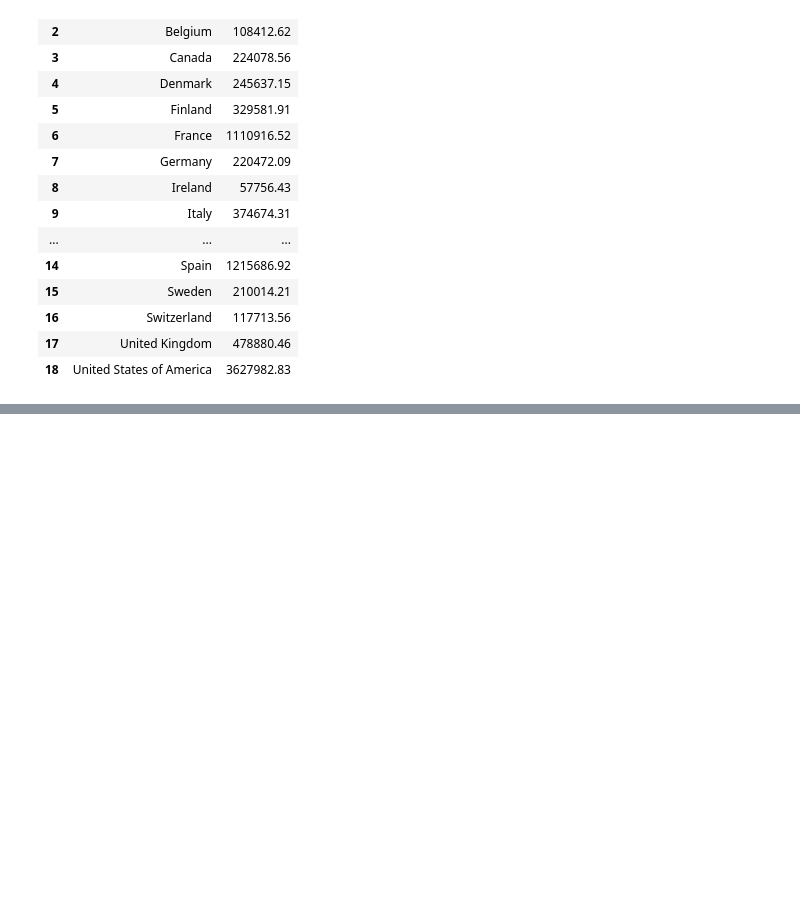
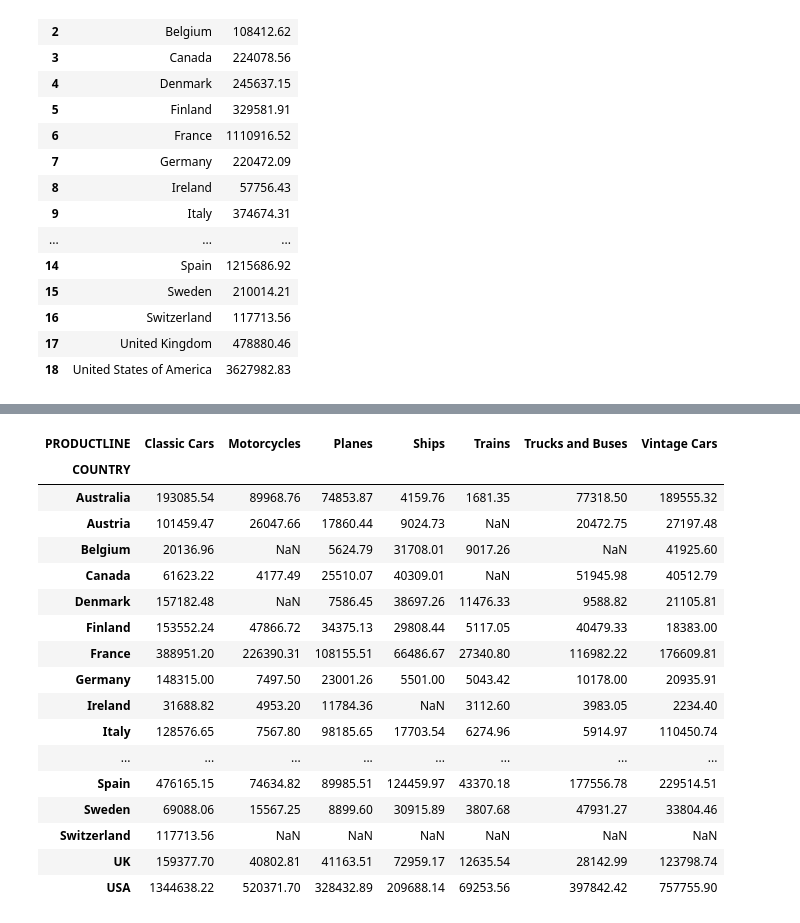
Before and after one commit to refing/FPVI, a Jupyter notebook: FinalProjectVisualisasiInformasi.ipynb, the cells around one changed output, grey strips where cells are left out. Cells and saved outputs as stored; diff of their text form; code cells hidden in the pictures; blank space fills up the shorter version.

```diff
--- a/FinalProjectVisualisasiInformasi.ipynb
+++ b/FinalProjectVisualisasiInformasi.ipynb
@@ -386,0 +233,5 @@ map
+# %%
+ctry=df.groupby(['COUNTRY','PRODUCTLINE']).agg({'SALES': lambda x: x.sum() })
+df5=pd.DataFrame(data = ctry)
+df5=df5.reset_index()
+df5
@@ -386,0 +257,22 @@ map
+# %%
+pivot = df5.pivot_table(index='COUNTRY', columns='PRODUCTLINE', values='SALES')
+pivot
+# %% [output]
+| PRODUCTLINE | Classic Cars | Motorcycles | Planes | Ships | Trains | Trucks and Buses | Vintage Cars |
+| COUNTRY |  |  |  |  |  |  |  |
+| Australia | 193085.54 | 89968.76 | 74853.87 | 4159.76 | 1681.35 | 77318.50 | 189555.32 |
+| Austria | 101459.47 | 26047.66 | 17860.44 | 9024.73 | NaN | 20472.75 | 27197.48 |
+| Belgium | 20136.96 | NaN | 5624.79 | 31708.01 | 9017.26 | NaN | 41925.60 |
+| Canada | 61623.22 | 4177.49 | 25510.07 | 40309.01 | NaN | 51945.98 | 40512.79 |
+| Denmark | 157182.48 | NaN | 7586.45 | 38697.26 | 11476.33 | 9588.82 | 21105.81 |
+| Finland | 153552.24 | 47866.72 | 34375.13 | 29808.44 | 5117.05 | 40479.33 | 18383.00 |
+| France | 388951.20 | 226390.31 | 108155.51 | 66486.67 | 27340.80 | 116982.22 | 176609.81 |
+| Germany | 148315.00 | 7497.50 | 23001.26 | 5501.00 | 5043.42 | 10178.00 | 20935.91 |
+| Ireland | 31688.82 | 4953.20 | 11784.36 | NaN | 3112.60 | 3983.05 | 2234.40 |
+| Italy | 128576.65 | 7567.80 | 98185.65 | 17703.54 | 6274.96 | 5914.97 | 110450.74 |
+| ... | ... | ... | ... | ... | ... | ... | ... |
+| Spain | 476165.15 | 74634.82 | 89985.51 | 124459.97 | 43370.18 | 177556.78 | 229514.51 |
+| Sweden | 69088.06 | 15567.25 | 8899.60 | 30915.89 | 3807.68 | 47931.27 | 33804.46 |
+| Switzerland | 117713.56 | NaN | NaN | NaN | NaN | NaN | NaN |
+| UK | 159377.70 | 40802.81 | 41163.51 | 72959.17 | 12635.54 | 28142.99 | 123798.74 |
+| USA | 1344638.22 | 520371.70 | 328432.89 | 209688.14 | 69253.56 | 397842.42 | 757755.90 |
```
Also changed, not shown: parts of 36 cells of this notebook, 1 other file.
